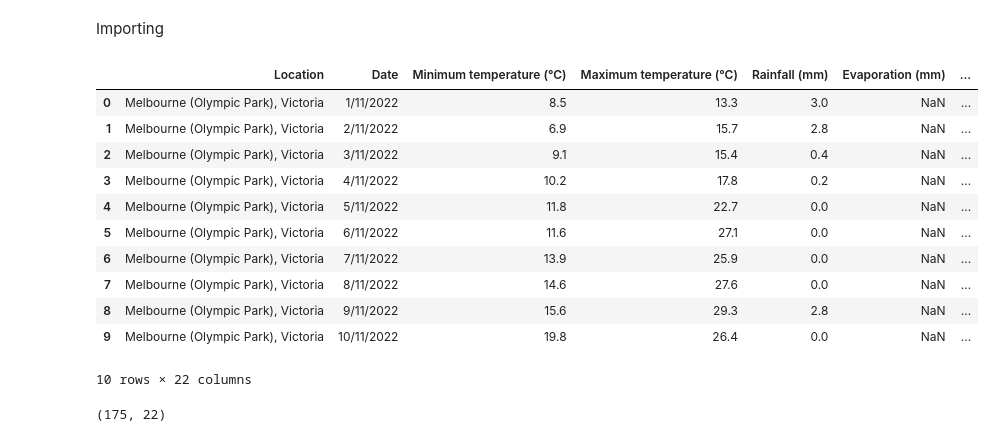
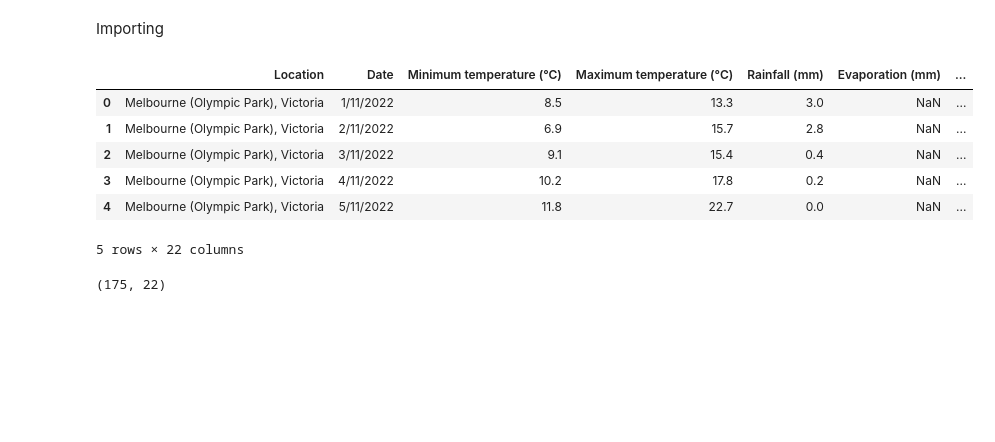
Before and after one commit to HillarP/Energy_Prediction, a Jupyter notebook: Hillar_Assignment_2.ipynb, the cells around one changed output. Saved outputs shown, nothing was run; the diff lists cells and outputs as text; code cells hidden in the pictures; blank space fills up the shorter version.

```diff
--- a/Hillar_Assignment_2.ipynb
+++ b/Hillar_Assignment_2.ipynb
@@ -13,20 +13,15 @@ weather = pd.read_csv("weather.csv", encoding = "latin-1") # Had to use latin-1
 # INITIAL EXPLORATION OF DATA / SUMMARY STATISTICS
 # %%
 # Take a look at the first 10 rows
-weather.head(10)
+weather.head()
 # %% [output]
 |  | Location | Date | Minimum temperature (°C) | Maximum temperature (°C) | Rainfall (mm) | Evaporation (mm) | ... |
 | 0 | Melbourne (Olympic Park), Victoria | 1/11/2022 | 8.5 | 13.3 | 3.0 | NaN | ... |
 | 1 | Melbourne (Olympic Park), Victoria | 2/11/2022 | 6.9 | 15.7 | 2.8 | NaN | ... |
 | 2 | Melbourne (Olympic Park), Victoria | 3/11/2022 | 9.1 | 15.4 | 0.4 | NaN | ... |
 | 3 | Melbourne (Olympic Park), Victoria | 4/11/2022 | 10.2 | 17.8 | 0.2 | NaN | ... |
 | 4 | Melbourne (Olympic Park), Victoria | 5/11/2022 | 11.8 | 22.7 | 0.0 | NaN | ... |
-| 5 | Melbourne (Olympic Park), Victoria | 6/11/2022 | 11.6 | 27.1 | 0.0 | NaN | ... |
-| 6 | Melbourne (Olympic Park), Victoria | 7/11/2022 | 13.9 | 25.9 | 0.0 | NaN | ... |
-| 7 | Melbourne (Olympic Park), Victoria | 8/11/2022 | 14.6 | 27.6 | 0.0 | NaN | ... |
-| 8 | Melbourne (Olympic Park), Victoria | 9/11/2022 | 15.6 | 29.3 | 2.8 | NaN | ... |
-| 9 | Melbourne (Olympic Park), Victoria | 10/11/2022 | 19.8 | 26.4 | 0.0 | NaN | ... |
-10 rows × 22 columns
+5 rows × 22 columns
 # %%
 # Check shape
 weather.shape
```
Also changed, not shown: parts of 87 cells of this notebook, 2 other files.
